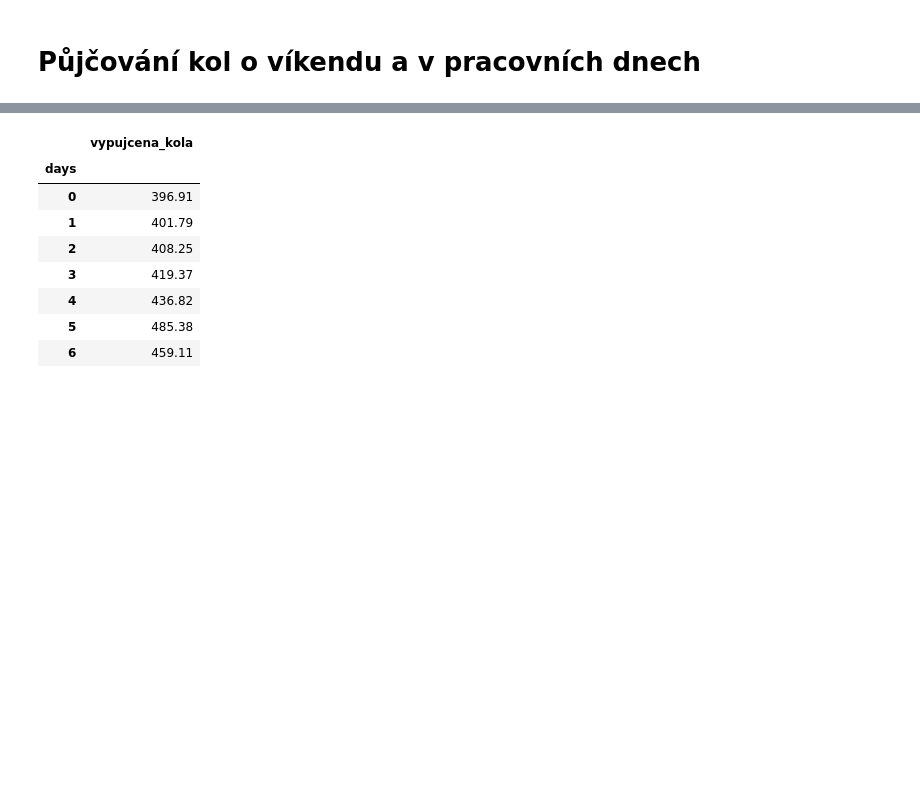
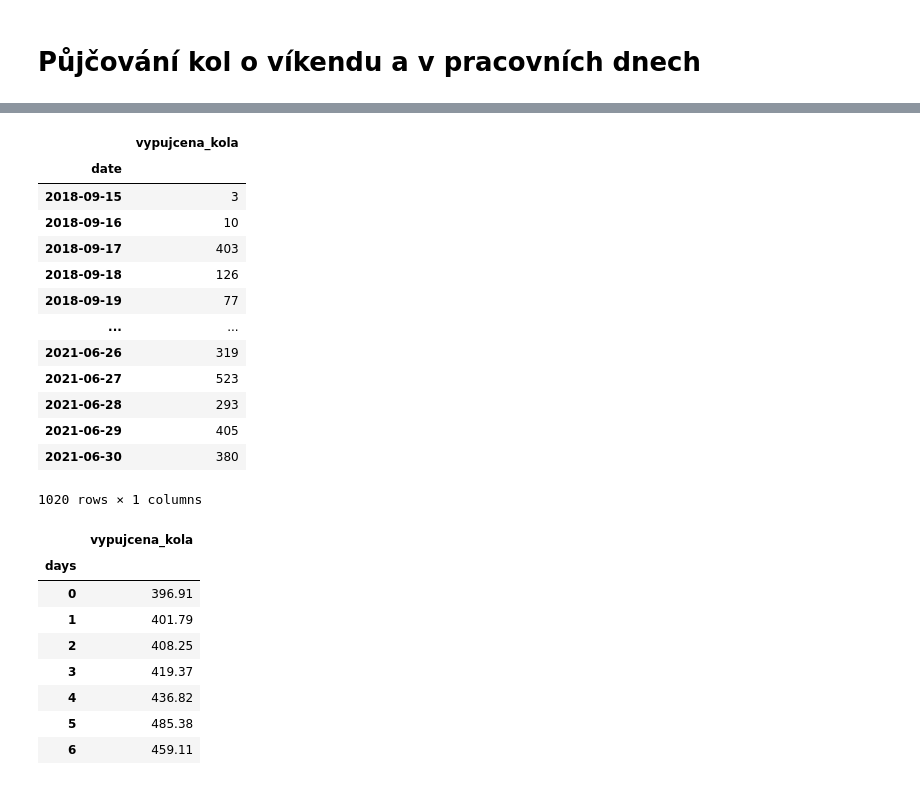
Before and after one commit to Krocan777/Python_projekt_Edinburgh, a Jupyter notebook: Oprava_projekt_python.ipynb, the cells around one changed output, grey strips where cells are left out. Drawn from its saved outputs; the diff is of its cells as text; code cells hidden in the pictures; blank space fills up the shorter version.

```diff
--- a/Oprava_projekt_python.ipynb
+++ b/Oprava_projekt_python.ipynb
@@ -686,3 +676,20 @@ Vytvořil jsem pomocí funkce .dayofweek nový řadek v tabulce, kde jsou uveden
+# %%
+demand_df
+# %% [output]
+|  | vypujcena_kola |
+| date |  |
+| 2018-09-15 | 3 |
+| 2018-09-16 | 10 |
+| 2018-09-17 | 403 |
+| 2018-09-18 | 126 |
+| 2018-09-19 | 77 |
+| ... | ... |
+| 2021-06-26 | 319 |
+| 2021-06-27 | 523 |
+| 2021-06-28 | 293 |
+| 2021-06-29 | 405 |
+| 2021-06-30 | 380 |
+1020 rows × 1 columns
 # %%
 days = demand_df.index.dayofweek
 demand_df = demand_df.assign(days=days)
```
Also changed, not shown: parts of 13 cells of this notebook.
